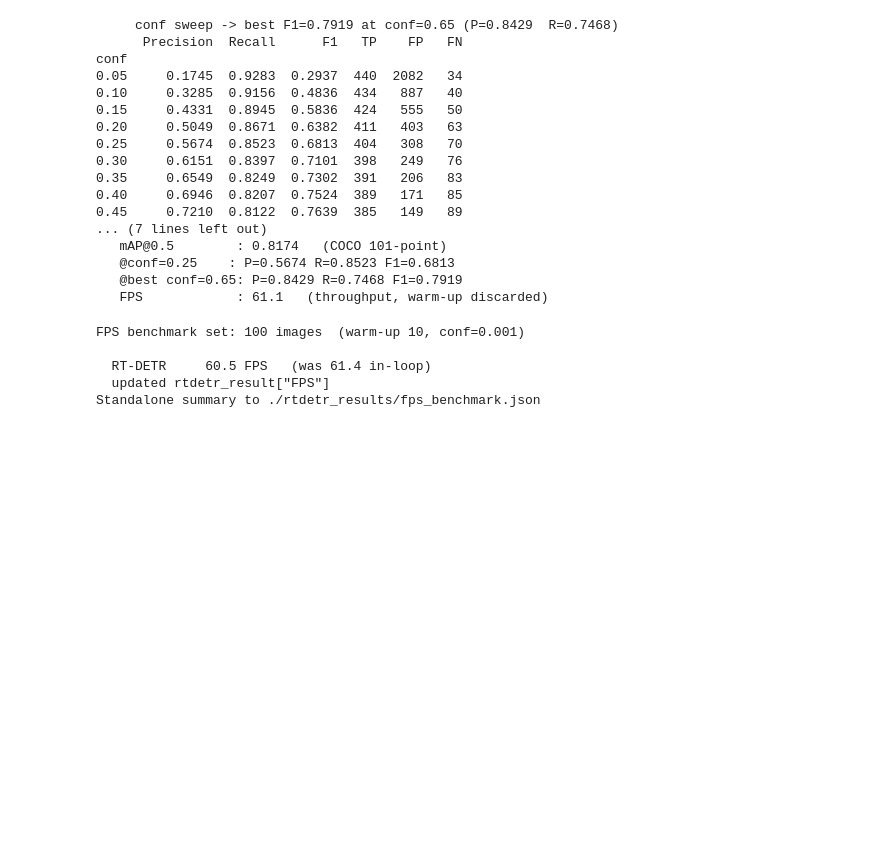
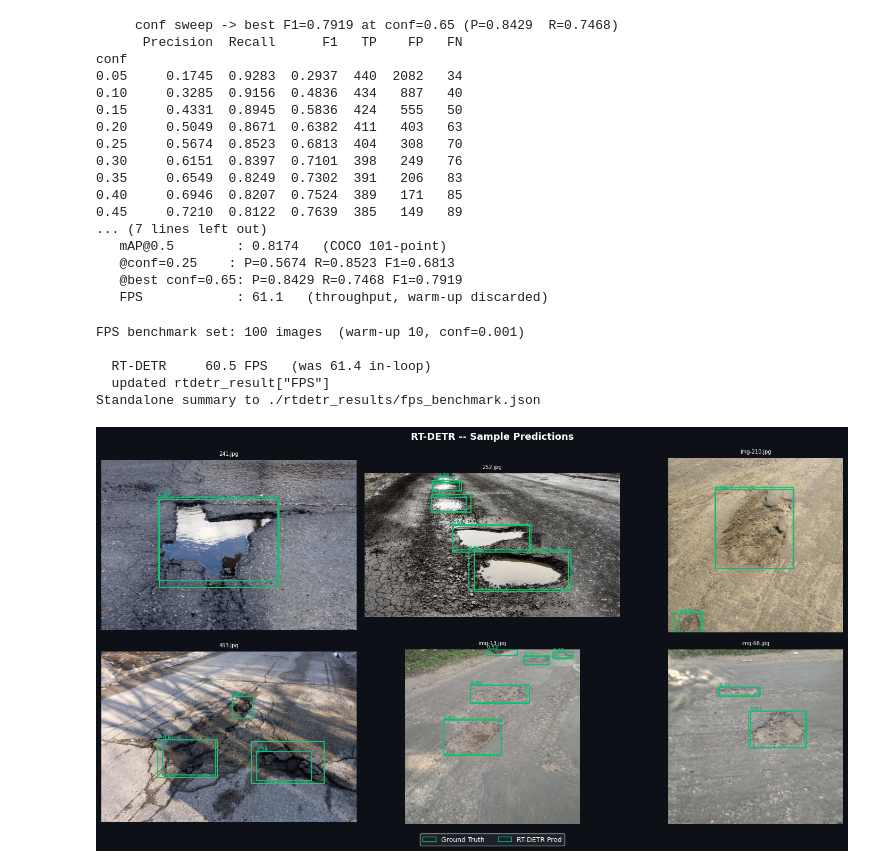
Before and after one commit to Vin456/RGDA-YOLOv8m, a Jupyter notebook: rtdetr.ipynb, the cells around one changed output. Saved outputs shown, nothing was run; the diff lists cells and outputs as text; code cells hidden in the pictures; blank space fills up the shorter version.

Commit message:
rtdetr: add prediction samples, PR curve and FPS distribution

```diff
--- a/rtdetr.ipynb
+++ b/rtdetr.ipynb
@@ -888,3 +888,102 @@ FPS benchmark set: 100 images  (warm-up 10, conf=0.001)
   RT-DETR     60.5 FPS   (was 61.4 in-loop)
   updated rtdetr_result["FPS"]
 Standalone summary to ./rtdetr_results/fps_benchmark.json
+# %%
+# RT-DETR Visual Prediction Samples
+from ultralytics import RTDETR as _RTDETR
+
+_model = _RTDETR(RTDETR_WEIGHTS)
+_model.to(DEVICE)
+
+# Pick 6 sample images from validation records
+_samples = [r for r in val_recs if cv2.imread(str(r["image_path"])) is not None][:6]
+
+fig, axes = plt.subplots(2, 3, figsize=(15, 8))
+fig.patch.set_facecolor("#0d1117")
+axes = axes.flatten()
+
+for ax, rec in zip(axes, _samples):
+    img_bgr = cv2.imread(str(rec["image_path"]))
+    img_rgb = cv2.cvtColor(img_bgr, cv2.COLOR_BGR2RGB)
+    h, w = img_bgr.shape[:2]
+
+    # Run inference
+    results = _model(
+        img_bgr,
+        imgsz=IMG_SIZE,
+        conf=CONF_THRESH,
+        iou=IOU_THRESH,
+        verbose=False,
+        device=DEVICE,
+    )
+
+    ax.imshow(img_rgb)
+    ax.set_facecolor("#161b22")
+
+    # Draw GT boxes (green)
+    for g in rec["gt_boxes"]:
+        rect = mpatches.FancyBboxPatch(
+            (g["xmin"], g["ymin"]),
+            g["xmax"] - g["xmin"],
+            g["ymax"] - g["ymin"],
+            linewidth=1.5,
+            edgecolor="#22c55e",
+            facecolor="none",
+            boxstyle="square,pad=0",
+        )
+        ax.add_patch(rect)
+
+    # Draw predicted boxes (cyan)
+    for r in results:
+        if r.boxes is None:
+            continue
+        for box in r.boxes:
+            x1, y1, x2, y2 = box.xyxy[0].tolist()
+            conf = float(box.conf[0])
+            rect = mpatches.FancyBboxPatch(
+                (x1, y1),
+                x2 - x1,
+                y2 - y1,
+                linewidth=1.5,
+                edgecolor="#10b981",
+                facecolor="none",
+                boxstyle="square,pad=0",
+            )
+            ax.add_patch(rect)
+            ax.text(
+                x1,
+                y1 - 4,
+                f"{conf:.2f}",
+                color="#10b981",
+                fontsize=6.5,
+                fontweight="bold",
+            )
+
+    ax.axis("off")
+    ax.set_title(Path(rec["image_path"]).name[:25], color="white", fontsize=7)
+
+# Legend
+legend_handles = [
+    mpatches.Patch(edgecolor="#22c55e", facecolor="none", label="Ground Truth"),
+    mpatches.Patch(edgecolor="#10b981", facecolor="none", label="RT-DETR Pred"),
+]
+fig.legend(
+    handles=legend_handles,
+    loc="lower center",
+    ncol=2,
+    facecolor="#21262d",
+    labelcolor="white",
+    fontsize=9,
+    bbox_to_anchor=(0.5, 0.0),
+)
+
+plt.suptitle(
+    "RT-DETR -- Sample Predictions", color="white", fontsize=13, fontweight="bold"
+)
+plt.tight_layout(rect=[0, 0.04, 1, 1])
+out = f"{OUTPUT_DIR}/rtdetr_sample_predictions.png"
+plt.savefig(out, dpi=130, bbox_inches="tight", facecolor="#0d1117")
+plt.show()
+print(f"Saved to {out}")
+# %% [output]
+[figure, added]
```
Also changed, not shown: parts of 3 cells of this notebook.
